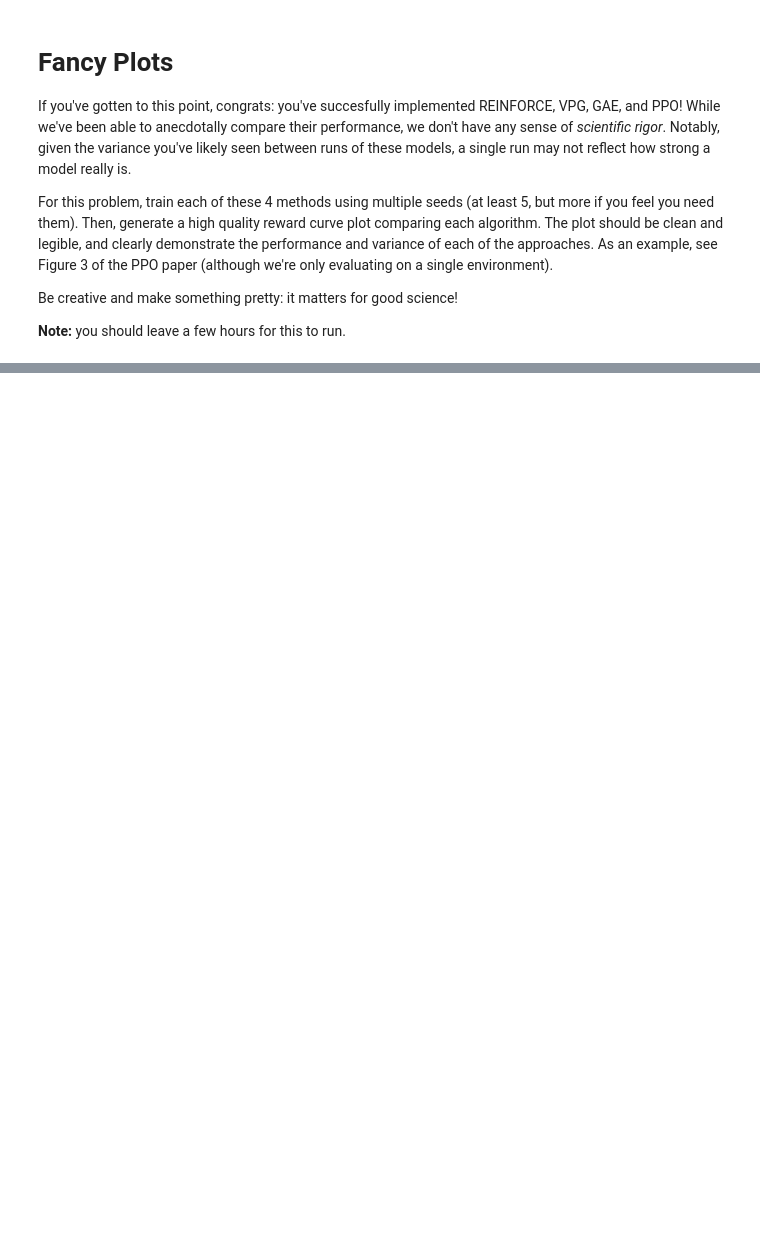
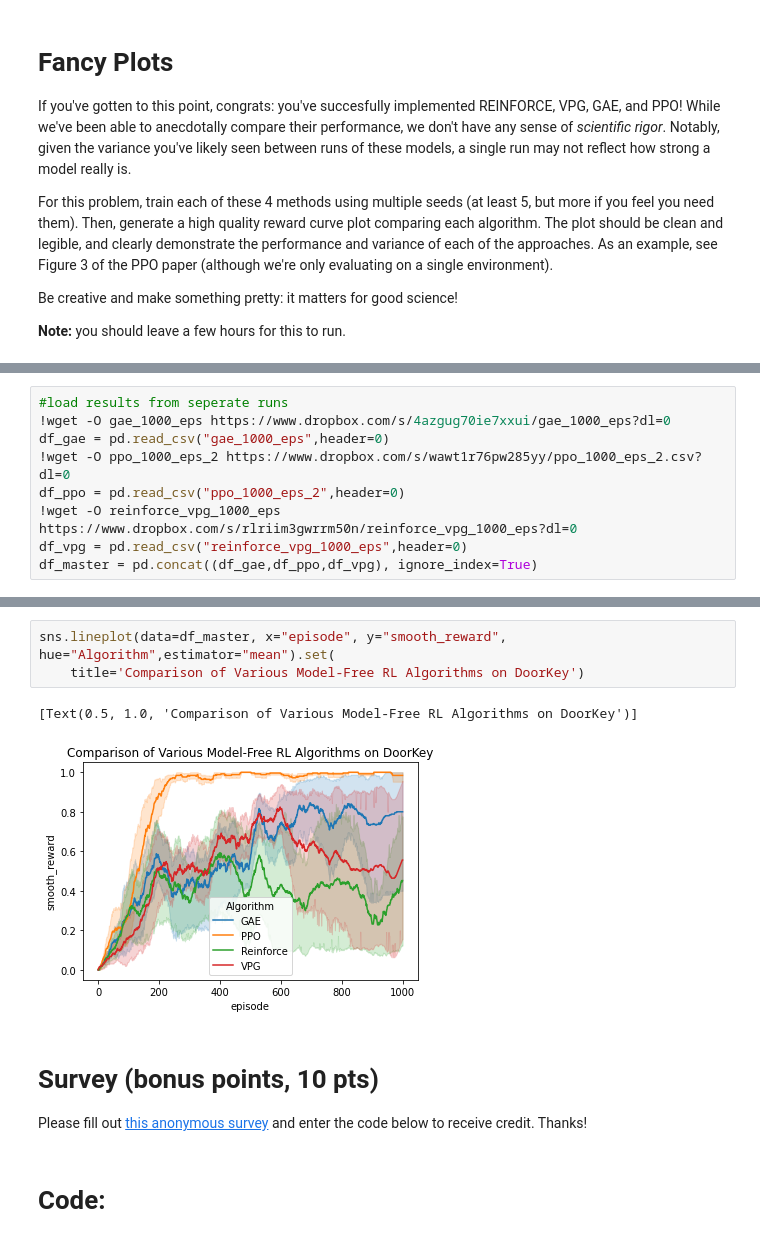
Before and after one commit to LuisCGit/6.484-reinforcement-learning, a Jupyter notebook: policygradients.ipynb, the cells around one changed output, grey strips where cells are left out. Drawn from its saved outputs; the diff is of its cells as text; blank space fills up the shorter version.

```diff
--- a/policygradients.ipynb
+++ b/policygradients.ipynb
@@ -731,0 +688,9 @@ Be creative and make something pretty: it matters for good science!
+# %%
+#load results from seperate runs
+!wget -O gae_1000_eps https://www.dropbox.com/s/4azgug70ie7xxui/gae_1000_eps?dl=0
+df_gae = pd.read_csv("gae_1000_eps",header=0)
+!wget -O ppo_1000_eps_2 https://www.dropbox.com/s/wawt1r76pw285yy/ppo_1000_eps_2.csv?dl=0
+df_ppo = pd.read_csv("ppo_1000_eps_2",header=0)
+!wget -O reinforce_vpg_1000_eps https://www.dropbox.com/s/rlriim3gwrrm50n/reinforce_vpg_1000_eps?dl=0
+df_vpg = pd.read_csv("reinforce_vpg_1000_eps",header=0)
+df_master = pd.concat((df_gae,df_ppo,df_vpg), ignore_index=True)
@@ -731,0 +715,11 @@ Be creative and make something pretty: it matters for good science!
+# %%
+sns.lineplot(data=df_master, x="episode", y="smooth_reward", hue="Algorithm",estimator="mean").set(
+    title='Comparison of Various Model-Free RL Algorithms on DoorKey')
+# %% [output]
+[Text(0.5, 1.0, 'Comparison of Various Model-Free RL Algorithms on DoorKey')]
+[figure, added]
+# %% [markdown]
+# Survey (bonus points, 10 pts)
+Please fill out [this anonymous survey](https://docs.google.com/forms/d/e/1FAIpQLSd_ZbQryW1NqcLHg8I0zbe4_WDyQ_MNCsJRg3GxBgk1-8cr2w/viewform?usp=sf_link) and enter the code below to receive credit. Thanks!
+# %% [markdown]
+# **Code:**
```
Also changed, not shown: parts of 14 cells of this notebook.
